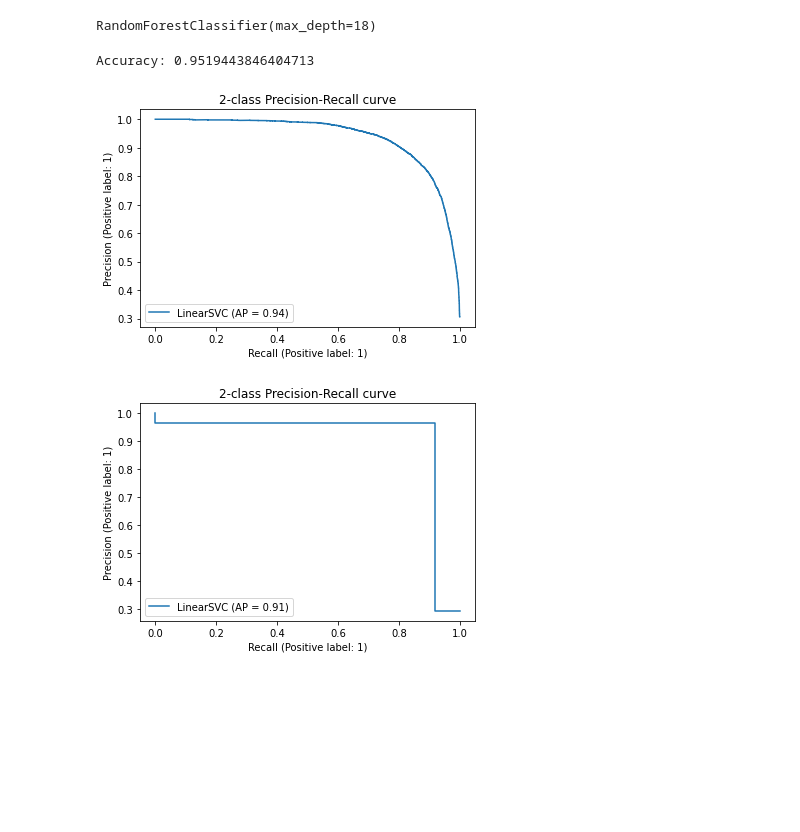
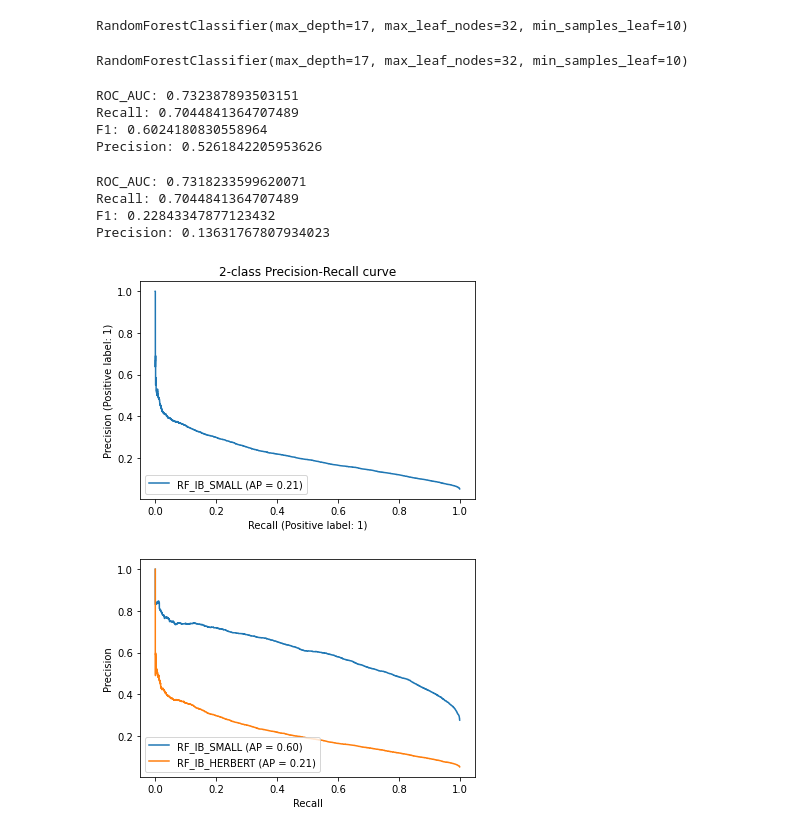
Before and after one commit to benediktstroebl/Traffic-Accident-Prediction-Berlin, a Jupyter notebook: codes/rand_forest_baseline.ipynb, the cells around one changed output. Cells and saved outputs as stored; diff of their text form; code cells hidden in the pictures; blank space fills up the shorter version.

Commit message:
Tuned Random Forest Baseline Model and other data wrangling tasks. code still messy a bit.

```diff
--- a/codes/rand_forest_baseline.ipynb
+++ b/codes/rand_forest_baseline.ipynb
@@ -8,4 +32,5 @@ from sklearn import metrics
 # %%
-data = pd.read_csv('../data/output/full_sample.csv',index_col=[0]).dropna()
-data
+data_train_big = pd.read_csv('../data/output/train_data_big.csv').dropna()
+pd.read_csv('../data/outputdata_test_big/test_data_big.csv').dropna()
+data_train_big.head(3)
 # %% [output]
@@ -32,8 +64,18 @@ X_train, X_test, y_train, y_test = train_test_split(X, y, test_size=0.33) # 70%
+# %%
+# Split dataset into training set and test set
+#X_train, X_test, y_train, y_test = train_test_split(X, y, test_size=0.33) # 70% training and 30% test
+X_train_big = data_train_big[['hour_cos', 'hour_sin', 'month_cos', 'month_sin','collision_cnt']]
+X_test_big = data_test_big[['hour_cos', 'hour_sin', 'month_cos', 'month_sin','collision_cnt']]
+y_train_big = data_train_big['collision']
+y_test_big = data_test_big['collision']
 # %%
 #Create a Gaussian Classifier
-clf=RandomForestClassifier(n_estimators=100, max_depth=18)
+clf_small=RandomForestClassifier(n_estimators=100,
+                                max_depth=17,
+                                min_samples_leaf=10,
+                                max_leaf_nodes=32)
 
 #Train the model using the training sets y_pred=clf.predict(X_test)
-clf.fit(X_train,y_train)
+clf_small.fit(X_train_small,y_train_small)
 # %% [output]
-RandomForestClassifier(max_depth=18)
+RandomForestClassifier(max_depth=17, max_leaf_nodes=32, min_samples_leaf=10)
@@ -41,0 +82,11 @@ y_pred=clf.predict(X_test)
+# %%
+#Create a Gaussian Classifier
+clf_big=RandomForestClassifier(n_estimators=100,
+                               max_depth=17,
+                               min_samples_leaf=10,
+                               max_leaf_nodes=32)
+
+#Train the model using the training sets y_pred=clf.predict(X_test)
+clf_big.fit(X_train_big,y_train_big)
+# %% [output]
+RandomForestClassifier(max_depth=17, max_leaf_nodes=32, min_samples_leaf=10)
@@ -42,22 +96,44 @@ y_pred=clf.predict(X_test)
 # %%
 # Model Accuracy, how often is the classifier correct?
-print("Accuracy:",metrics.roc_auc_score(y_test, y_pred))
+print("ROC_AUC:",metrics.roc_auc_score(y_test_small, y_pred_small))
+print("Recall:",metrics.recall_score(y_test_small, y_pred_small))
+print("F1:",metrics.f1_score(y_test_small, y_pred_small))
+print("Precision:",metrics.precision_score(y_test_small, y_pred_small))
 # %% [output]
-Accuracy: 0.9519443846404713
+ROC_AUC: 0.732387893503151
+Recall: 0.7044841364707489
+F1: 0.6024180830558964
+Precision: 0.5261842205953626
+# %%
+# Model Accuracy, how often is the classifier correct?
+print("ROC_AUC:",metrics.roc_auc_score(y_test_big, y_pred_big))
+print("Recall:",metrics.recall_score(y_test_big, y_pred_big))
+print("F1:",metrics.f1_score(y_test_big, y_pred_big))
+print("Precision:",metrics.precision_score(y_test_big, y_pred_big))
+# %% [output]
+ROC_AUC: 0.7318233599620071
+Recall: 0.7044841364707489
+F1: 0.22843347877123432
+Precision: 0.13631767807934023
 # %%
-from sklearn.metrics import PrecisionRecallDisplay
+from sklearn.metrics import PrecisionRecallDisplay, RocCurveDisplay
 
 display = PrecisionRecallDisplay.from_estimator(
-    clf, X_test, y_test, name="LinearSVC"
+    clf_big, X_test_big, y_test_big, name="RF_IB_SMALL"
 )
-
 _ = display.ax_.set_title("2-class Precision-Recall curve")
 # %% [output]
-[figure, old version]
+[figure, new version]
-# %%
-#y_score = clf.decision_function(X_test)
-
-display = PrecisionRecallDisplay.from_predictions(y_test, y_score, name="LinearSVC")
-_ = display.ax_.set_title("2-class Precision-Recall curve")
-# %% [output]
-[figure, removed]
+# %%
+PrecisionRecallDisplay.from_estimator(
+    clf_small, X_test_small, y_test_small, name="RF_IB_SMALL", ax=plt.gca()
+)
+
+PrecisionRecallDisplay.from_estimator(
+    clf_big, X_test_big, y_test_big, name="RF_IB_HERBERT", ax=plt.gca()
+)
+plt.xlabel("Recall")
+plt.ylabel("Precision")
+plt.savefig("rand_forest_prec_rec_curve.png", bbox_inches='tight')
+# %% [output]
+[figure, added]
```
Also changed, not shown: parts of 19 cells of this notebook, 3 other files.
